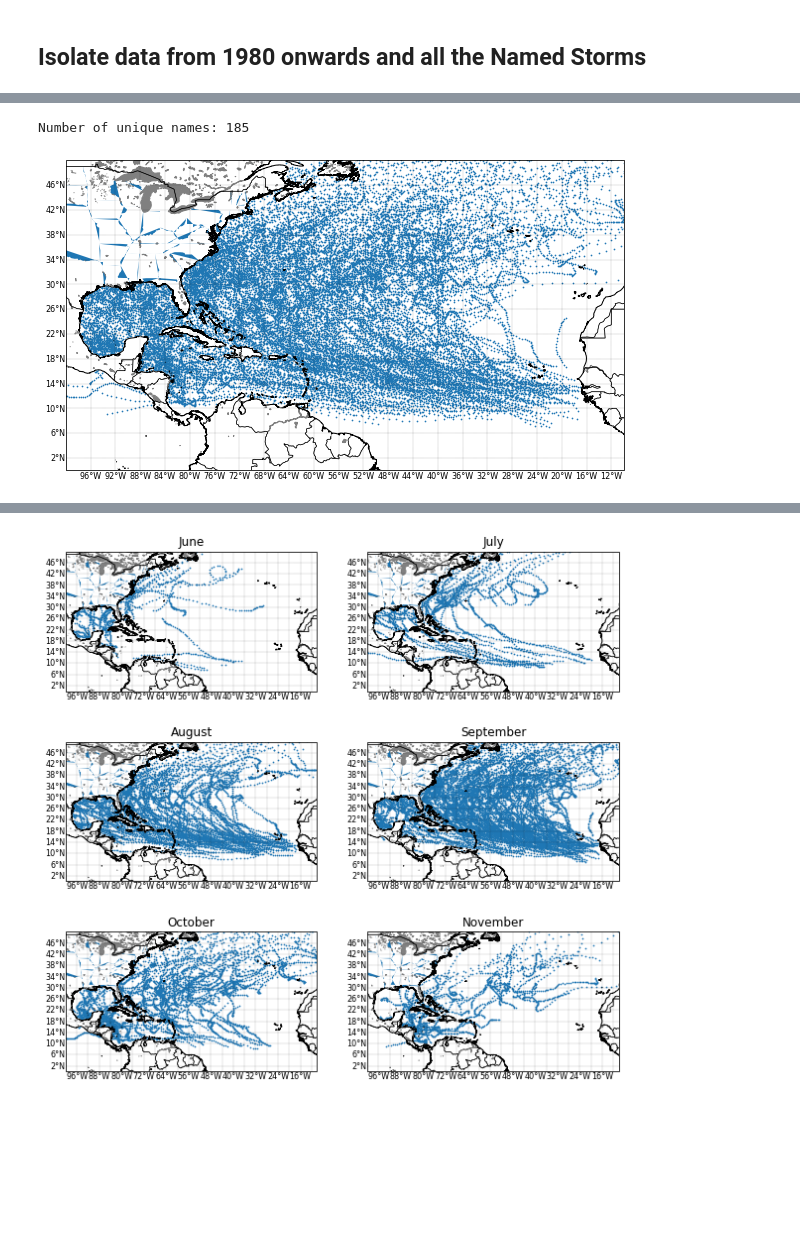
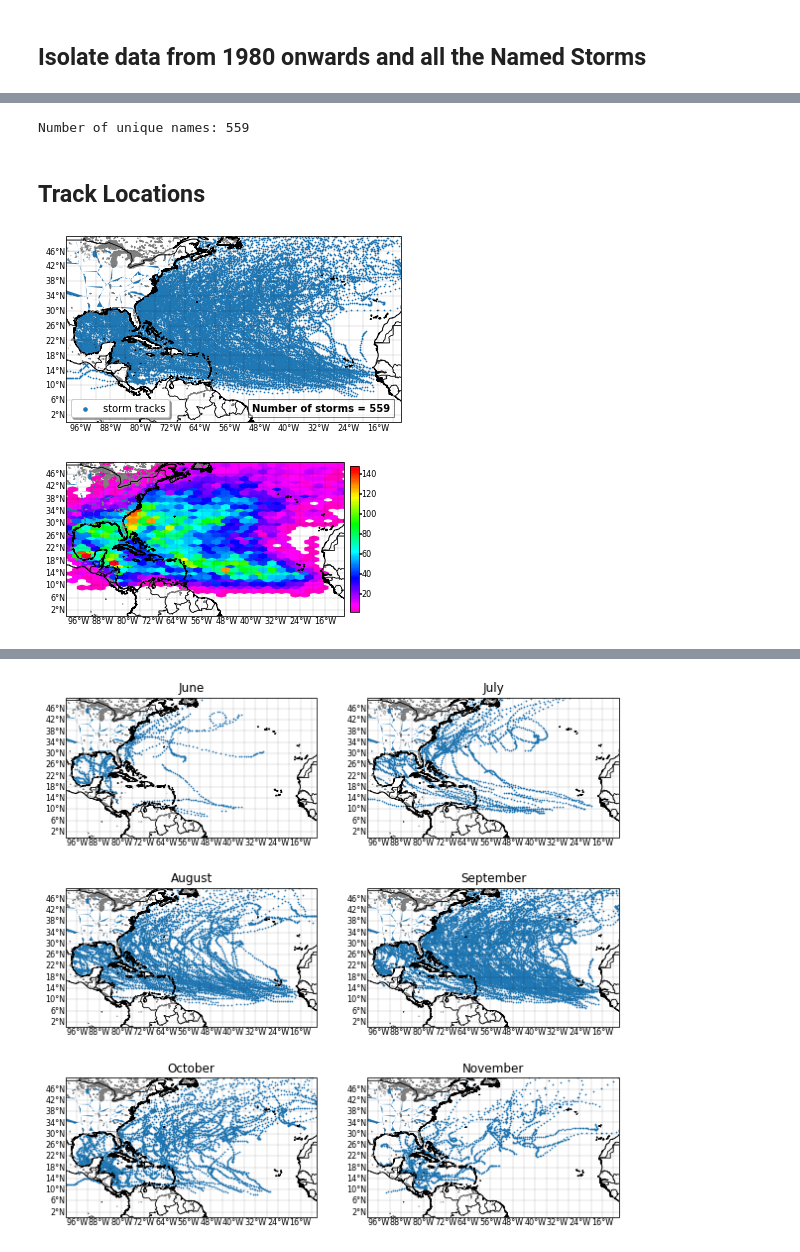
Before and after one commit to UW-MLGEO/MLGEO2024_adaley, a Jupyter notebook: Project/Notebooks/process_best_track_data.ipynb, the cells around one changed output, grey strips where cells are left out. Saved outputs shown, nothing was run; the diff lists cells and outputs as text; code cells hidden in the pictures; blank space fills up the shorter version.

Commit message:
exploring the best track data and prepping the SHIPS data

```diff
--- a/Project/Notebooks/process_best_track_data.ipynb
+++ b/Project/Notebooks/process_best_track_data.ipynb
@@ -11,6 +12,7 @@ import cartopy.io.img_tiles as cimgt
 from helpers import *
 # %%
 PATH_BT = '/home/orca/data/best_track/IBTrACS/'
+PNG = '/home/disk/orca/adaley17/MLGEO2024_adaley/Project/Figures/'
 track_file = 'ibtracs.NA.list.v04r00.csv'
 
 df = pd.read_csv(PATH_BT + track_file)
@@ -29,7 +31,7 @@ df.head()
 # %% [markdown]
 ## Isolate data from 1980 onwards and all the Named Storms
 # %%
-df_1980_onwards = df[df.index.year >= 1980] #identify the storms that occurred after 1980
+df_1980_onwards = df[df.index.year >= 1982] #identify the storms that occurred after 1980
 # df_1980_onwards.head()
 
 named_storms = df_1980_onwards[df_1980_onwards['NAME'] != 'NOT_NAMED'] #identify the named storms
@@ -46,8 +79,8 @@ named_storms.head()
 # %%
-unique_names_count = named_storms['NAME'].nunique()
+unique_names_count = named_storms['SID'].nunique()
 print(f"Number of unique names: {unique_names_count}")
 # %% [output]
-Number of unique names: 185
+Number of unique names: 559
 # %%
 crs = ccrs.PlateCarree()
 coast = cfeature.GSHHSFeature(scale='high', levels=[1,], edgecolor='k')
@@ -59,21 +92,55 @@ min_lat_track = 0
 max_lat_track = 50
 min_lon_track = -100
 max_lon_track = -10
+# %% [markdown]
+## Track Locations
 # %%
 plot_area_track = [max_lon_track + 360.0, min_lon_track + 360.0, min_lat_track,max_lat_track]
 
 gridsize = (1, 1)
-fig = plt.figure(figsize=(10,10))
+fig = plt.figure(figsize=(6,6))
 
 #Track
 ax1 = plt.subplot2grid(gridsize, (0,0), colspan=1, rowspan=1, projection=crs)
 
-ax1.scatter(named_storms.LON.values, named_storms.LAT.values, marker='o', s=0.5, zorder=-100)
+ax1.scatter(named_storms.LON.values, named_storms.LAT.values, marker='o', s=0.5, zorder=-100, label='storm tracks')
 Cartopy_Features(ax1, 8, plot_area_track, 4, 4, 'k')
 
+ax1.text(-50, 3, 'Number of storms = ' + str(unique_names_count), fontsize=10, color='black',
+         fontweight='bold', bbox=dict(facecolor='white', alpha=0.5))
+
+ax1.legend(loc='lower left', fontsize=10, markerscale=5,  frameon=True, fancybox=True, shadow=True)
+
+plt.savefig(PNG + 'tracks.png', dpi=300, bbox_inches='tight',
+                facecolor='w', transparent=False)
+
 plt.show()
 # %% [output]
-[figure, old version]
+[figure, new version]
+# %%
+plot_area_track = [max_lon_track + 360.0, min_lon_track + 360.0, min_lat_track,max_lat_track]
+shrink=0.45
+
+aspect=18
+width=0.5
+length=4
+labelsize=8
+
+gridsize = (1, 1)
+fig = plt.figure(figsize=(6,6))
+
+ax1 = plt.subplot2grid(gridsize, (0,0), colspan=1, rowspan=1, projection=crs)
+
+# track_density = ax1.hexbin(named_storms.LON.values, named_storms.LAT.values, gridsize=50,
+#                            cmap=cmaps.MPL_gist_rainbow_r, mincnt=1, extend='max')
+track_density = ax1.hexbin(named_storms.LON.values, named_storms.LAT.values, gridsize=50,
+                                                   cmap=cmaps.MPL_gist_rainbow_r, mincnt=1)
+Cartopy_Features(ax1, 8, plot_area_track, 4, 4, 'k')
+
+hcb = fig.colorbar(track_density, shrink=shrink, aspect=aspect, ax=ax1, pad=0.02)
+hcb.ax.tick_params(color='k', length=3, width=1.5, labelsize=labelsize, pad=0.002)
+# %% [output]
+[figure, added]
 # %%
 # Group storms by month
 storms_by_month = named_storms.groupby(named_storms.index.month).size()
```
Also changed, not shown: parts of 5 cells of this notebook, 5 other files.
